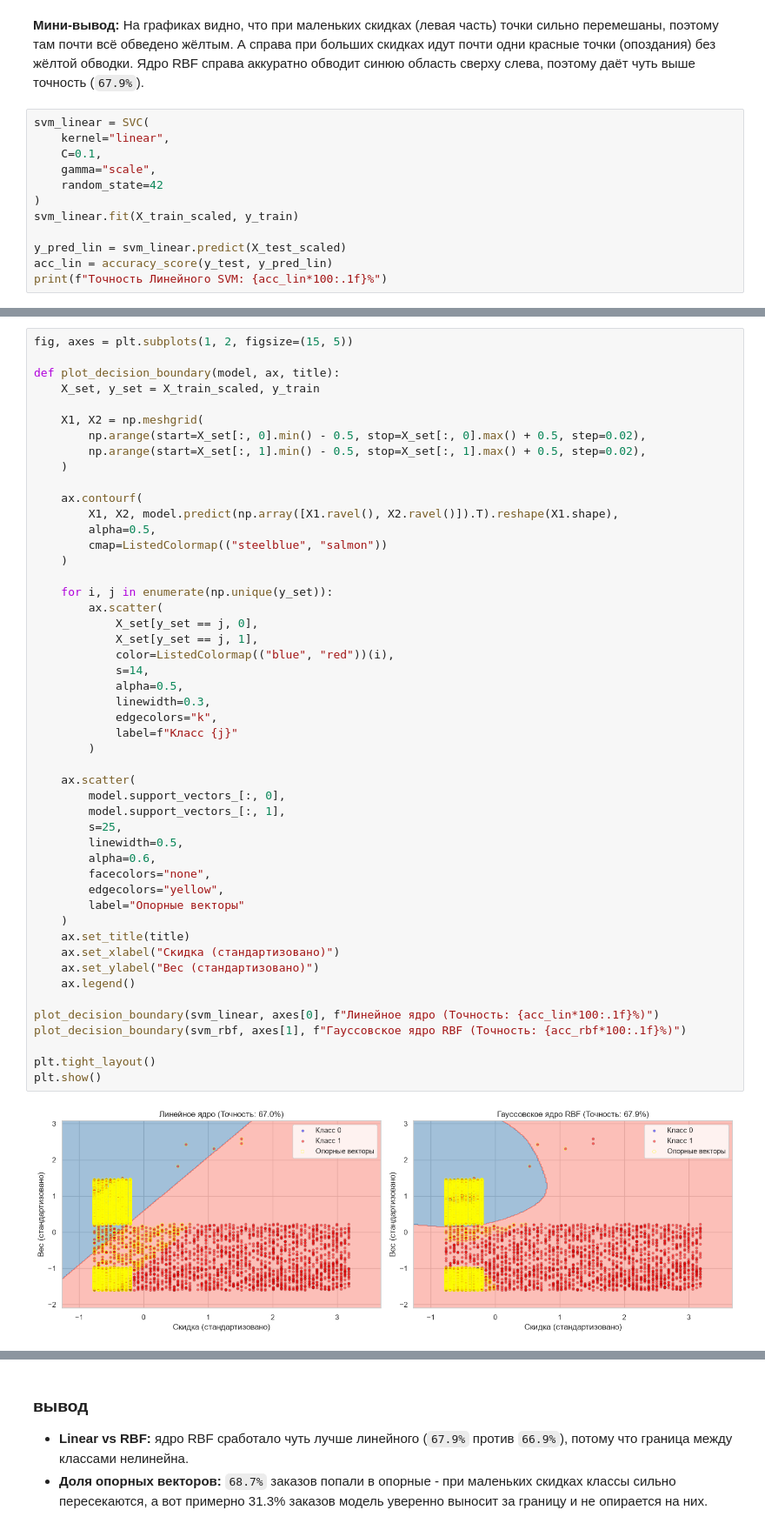
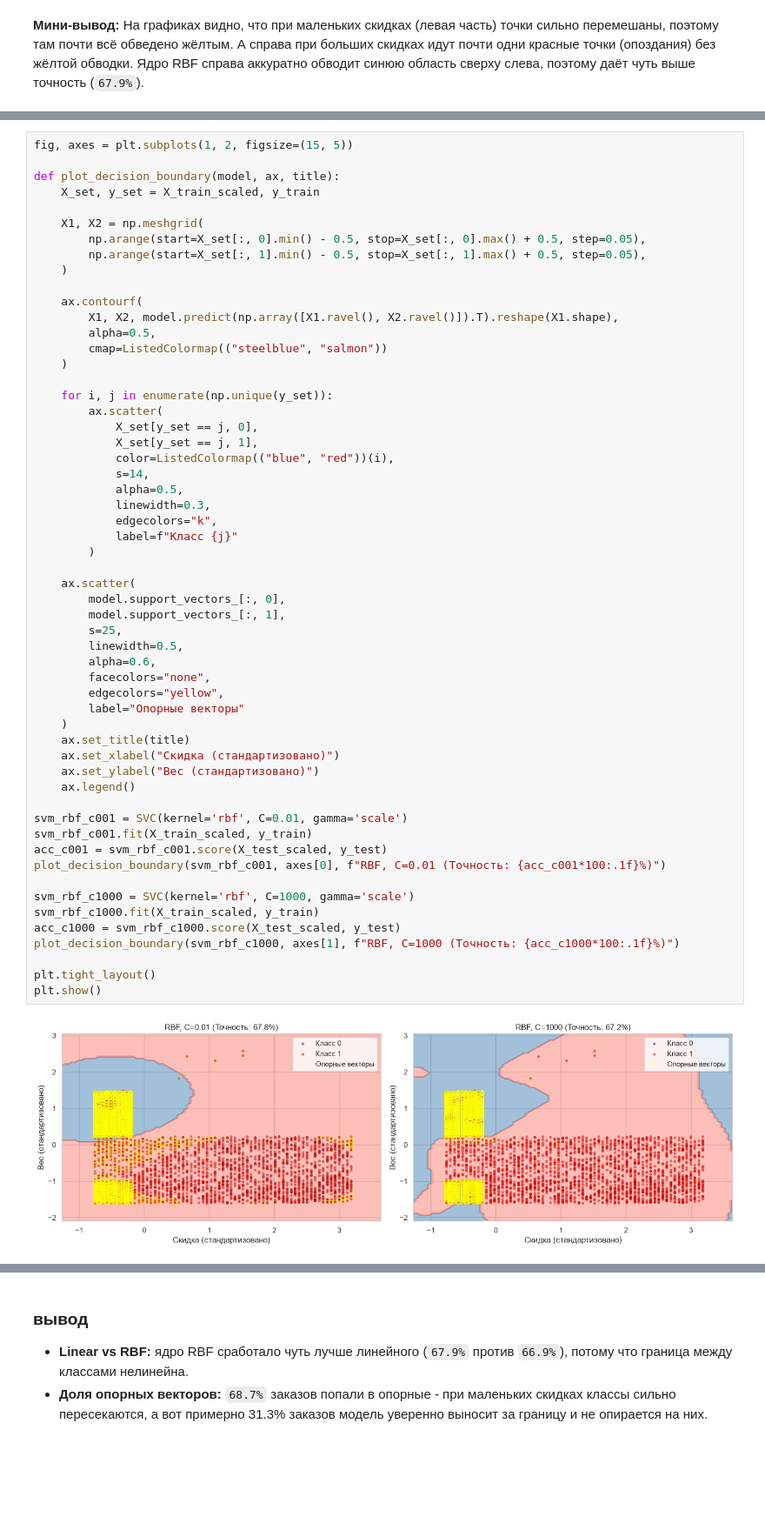
Before and after one commit to dsdhya/labs-po-AI, a Jupyter notebook: lab6/lab6.ipynb, the cells around one changed output, grey strips where cells are left out. Shown at 87% size. Cells and saved outputs as stored; diff of their text form; blank space fills up the shorter version.

```diff
--- a/lab6/lab6.ipynb
+++ b/lab6/lab6.ipynb
@@ -142,15 +142,3 @@ plt.show()
 [figure]
 # %% [markdown]
 **Мини-вывод:** На графиках видно, что при маленьких скидках (левая часть) точки сильно перемешаны, поэтому там почти всё обведено жёлтым. А справа при больших скидках идут почти одни красные точки (опоздания) без жёлтой обводки. Ядро RBF справа аккуратно обводит синюю область сверху слева, поэтому даёт чуть выше точность (`67.9%`).
-# %%
-svm_linear = SVC(
-    kernel="linear",
-    C=0.1,
-    gamma="scale",
-    random_state=42
-)
-svm_linear.fit(X_train_scaled, y_train)
-
-y_pred_lin = svm_linear.predict(X_test_scaled)
-acc_lin = accuracy_score(y_test, y_pred_lin)
-print(f"Точность Линейного SVM: {acc_lin*100:.1f}%")
@@ -163,8 +149,8 @@ def plot_decision_boundary(model, ax, title):
     X_set, y_set = X_train_scaled, y_train
 
     X1, X2 = np.meshgrid(
-        np.arange(start=X_set[:, 0].min() - 0.5, stop=X_set[:, 0].max() + 0.5, step=0.02),
-        np.arange(start=X_set[:, 1].min() - 0.5, stop=X_set[:, 1].max() + 0.5, step=0.02),
+        np.arange(start=X_set[:, 0].min() - 0.5, stop=X_set[:, 0].max() + 0.5, step=0.05),
+        np.arange(start=X_set[:, 1].min() - 0.5, stop=X_set[:, 1].max() + 0.5, step=0.05),
     )
 
     ax.contourf(
@@ -177,34 +163,41 @@ def plot_decision_boundary(model, ax, title):
         ax.scatter(
             X_set[y_set == j, 0],
             X_set[y_set == j, 1],
             color=ListedColormap(("blue", "red"))(i),
             s=14,
             alpha=0.5,
             linewidth=0.3,
             edgecolors="k",
             label=f"Класс {j}"
         )
 
     ax.scatter(
         model.support_vectors_[:, 0],
         model.support_vectors_[:, 1],
         s=25,
         linewidth=0.5,
         alpha=0.6,
         facecolors="none",
         edgecolors="yellow",
         label="Опорные векторы"
     )
     ax.set_title(title)
     ax.set_xlabel("Скидка (стандартизовано)")
     ax.set_ylabel("Вес (стандартизовано)")
     ax.legend()
 
-plot_decision_boundary(svm_linear, axes[0], f"Линейное ядро (Точность: {acc_lin*100:.1f}%)")
-plot_decision_boundary(svm_rbf, axes[1], f"Гауссовское ядро RBF (Точность: {acc_rbf*100:.1f}%)")
+svm_rbf_c001 = SVC(kernel='rbf', C=0.01, gamma='scale')
+svm_rbf_c001.fit(X_train_scaled, y_train)
+acc_c001 = svm_rbf_c001.score(X_test_scaled, y_test)
+plot_decision_boundary(svm_rbf_c001, axes[0], f"RBF, C=0.01 (Точность: {acc_c001*100:.1f}%)")
+
+svm_rbf_c1000 = SVC(kernel='rbf', C=1000, gamma='scale')
+svm_rbf_c1000.fit(X_train_scaled, y_train)
+acc_c1000 = svm_rbf_c1000.score(X_test_scaled, y_test)
+plot_decision_boundary(svm_rbf_c1000, axes[1], f"RBF, C=1000 (Точность: {acc_c1000*100:.1f}%)")
 
 plt.tight_layout()
 plt.show()
 # %% [output]
-[figure, old version]
+[figure, new version]
 # %% [markdown]
```
Also changed, not shown: parts of 3 cells of this notebook.
